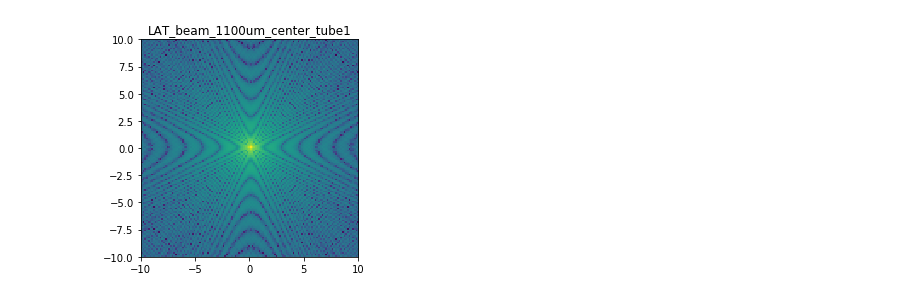
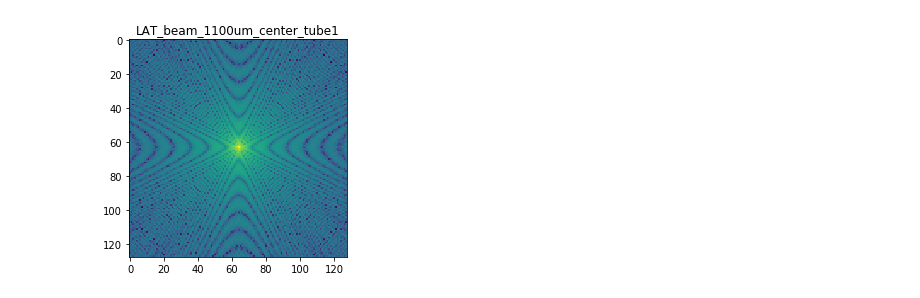
Before and after one commit to Sulla2012/gaussian_beams, a Jupyter notebook: beam_fitting/lat_beam_fitting.ipynb, the cells around one changed output. Saved outputs shown, nothing was run; the diff lists cells and outputs as text; code cells hidden in the pictures.

```diff
--- a/beam_fitting/lat_beam_fitting.ipynb
+++ b/beam_fitting/lat_beam_fitting.ipynb
@@ -42,23 +42,23 @@ def load_beam_txt(filename):
     data = np.array(data)
     return data, meta
 # %%
-#name = 'LAT_beam_1100um_center_tube1'
+name = 'LAT_beam_1100um_center_tube1'
 #path = '/home/jorlo/dev/gaussian_beams/'
 
 #data, meta = load_beam_txt(path+name+'.TXT')
 
 p_name = 'LAT_beam_270GHz_center_tube'
 p_path = '/home/jorlo/dev/pwg-scripts/pwg-bcp/2020_03_06_LAT_UHF_Beams/'
 p = pickle.load(open(p_path + p_name + '.p', 'rb'))
 
 data = p['data']
 
-plt.imshow(np.log(p['data']), extent = [-10, 10, -10, 10])
+plt.imshow(np.log(p['data']))
 plt.title(name)
 plt.savefig('../plots/' + name + "_beam.pdf")
 plt.show()
 # %% [output]
-[figure, old version]
+[figure, new version]
 # %%
 #Function due to polarbear
 def binmap(map2d, x, y, rbin):
```
Also changed, not shown: parts of 2 cells of this notebook, 2 other files.
